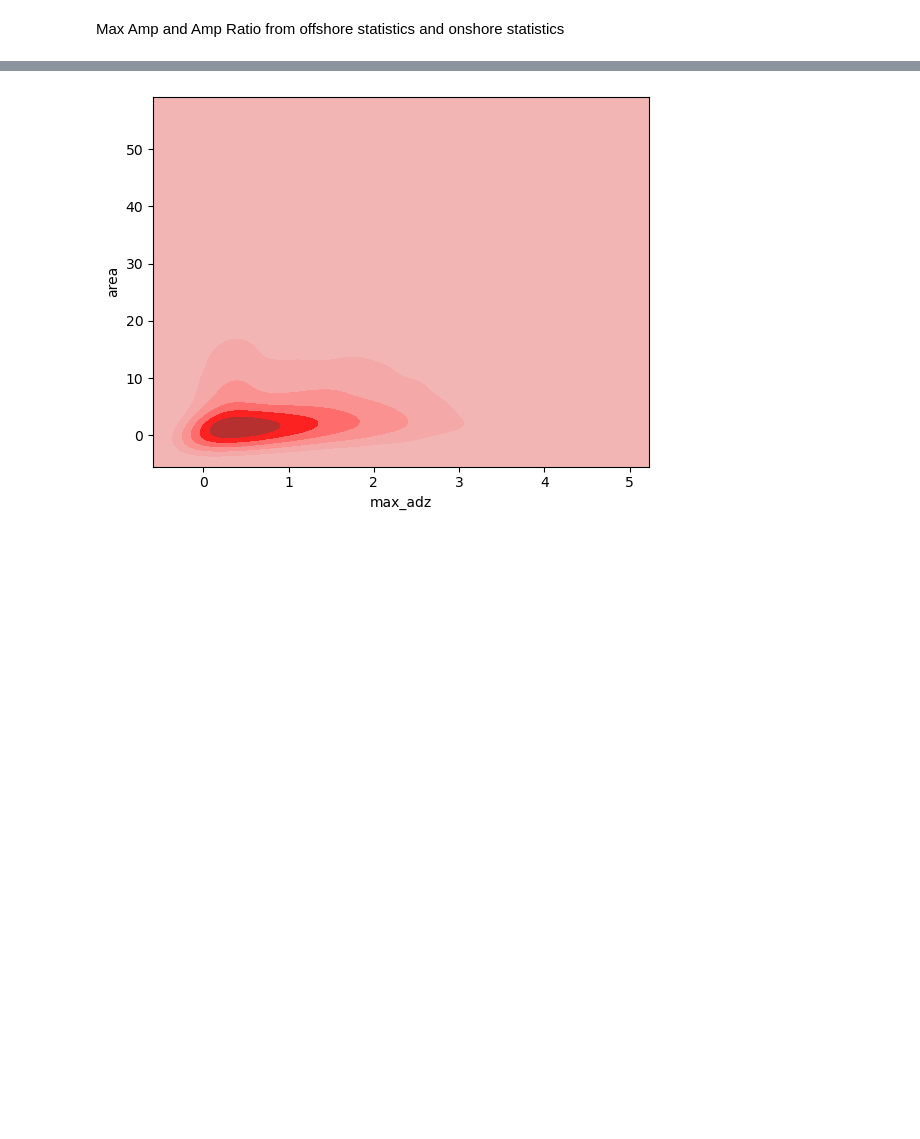
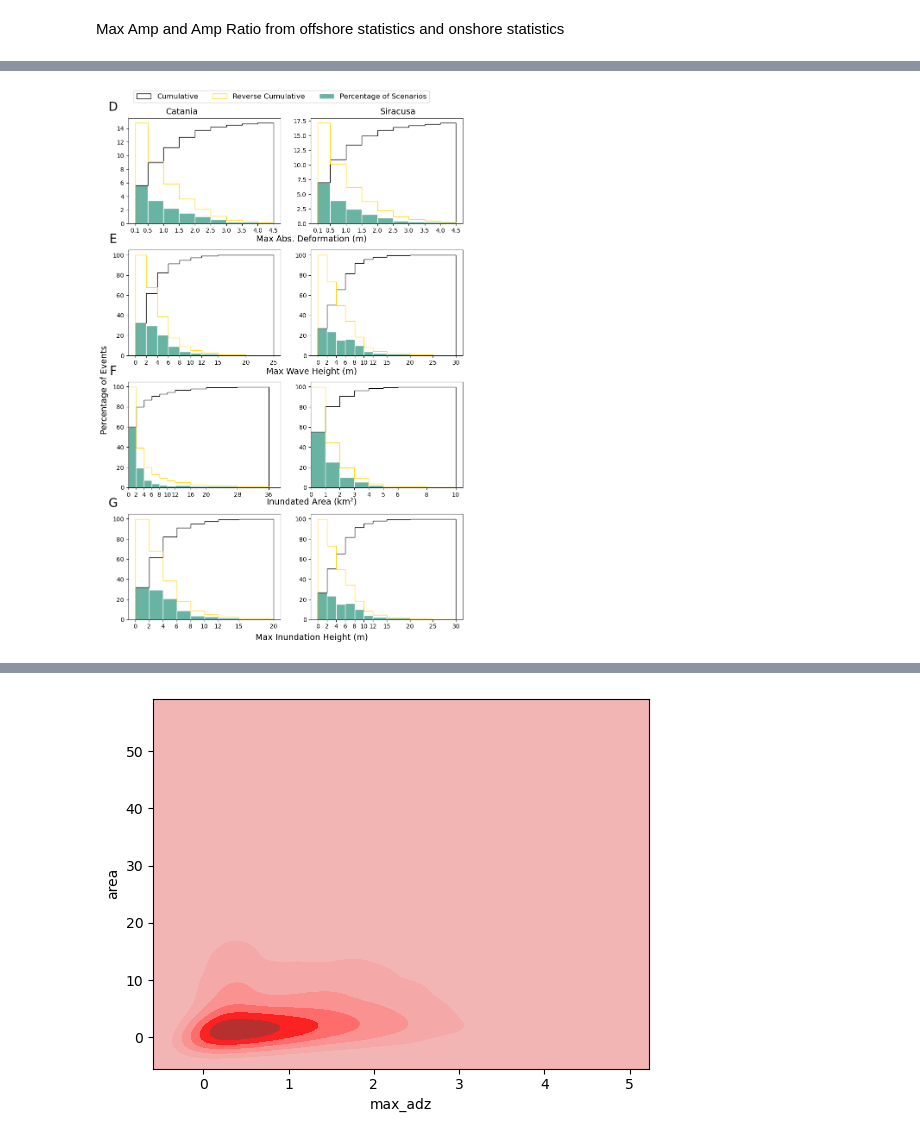
Before and after one commit to naveenragur/ML4SicilyTsunami, a Jupyter notebook: scripts/PaperIIPlots/plotFig_INGVdata.ipynb, the cells around one changed output, grey strips where cells are left out. Drawn from its saved outputs; the diff is of its cells as text; code cells hidden in the pictures; blank space fills up the shorter version.

```diff
--- a/scripts/PaperIIPlots/plotFig_INGVdata.ipynb
+++ b/scripts/PaperIIPlots/plotFig_INGVdata.ipynb
@@ -79,0 +126,89 @@ df2['amp_ratio'] = df2['max_ht']/df2['max_amp']
+# %%
+import numpy as np
+import matplotlib.pyplot as plt
+
+# Assuming df, df2, df_ht, df2_ht are defined elsewhere in your script
+
+def plot_hist(ax, data, bins):
+    ax.hist(data,
+            weights=100.0 * np.ones(len(data)) / len(data),
+            bins=bins, align='mid',
+            histtype='step', label='Cumulative',
+            cumulative=True,
+            color='k')
+    ax.hist(data,
+            weights=100.0 * np.ones(len(data)) / len(data),
+            bins=bins, align='mid',
+            histtype='step', label='Reverse Cumulative',
+            cumulative=-1,
+            color='gold')
+    ax.hist(data,
+            weights=100.0 * np.ones(len(data)) / len(data),
+            bins=bins, align='mid', facecolor='#69b3a2',
+            edgecolor='white',
+            label='Percentage of Scenarios',
+            cumulative=False)
+    ax.set_xticks(bins)
+    ax.set_ylabel('')
+
+fig, ax = plt.subplots(4, 2, figsize=(10, 14))
+ax = ax.flatten()
+row_titles = ['Max Abs. Deformation (m)', 'Max Wave Height (m)', 'Inundated Area (km²)', 'Max Inundation Height (m)']
+
+# Max Absolute Deformation
+bins_CT = np.concatenate((np.arange(0.1, 0.1, 0.1), np.arange(0.1, 0.5, 0.5), np.arange(0.5, 5, 0.5)))
+bins_SR = bins_CT
+
+plot_hist(ax[0], df['max_adz'], bins_CT)
+plot_hist(ax[1], df2['max_adz'], bins_SR)
+
+# Max Wave Height
+bins_CT = np.concatenate((np.arange(0.0, 12, 2), np.arange(12, 15, 3), np.arange(15, 30, 5)))
+bins_SR = np.concatenate((np.arange(0.0, 12, 2), np.arange(12, 15, 3), np.arange(15, 35, 5)))
+
+plot_hist(ax[2], df['max_ht'], bins_CT)
+plot_hist(ax[3], df2['max_ht'], bins_SR)
+
+# Inundated Area
+bins_CT = np.concatenate((np.arange(0.0, 12, 2), np.arange(12, 20, 4), np.arange(20, 42, 8)))
+bins_SR = np.concatenate((np.arange(0, 4, 1), np.arange(4, 6, 1), np.arange(6, 12, 2)))
+
+plot_hist(ax[4], df_ht['count'] * 0.0001, bins_CT)
+plot_hist(ax[5], df2_ht['count'] * 0.0001, bins_SR)
+
+ax[4].set_xlim(0, 39)
+ax[5].set_xlim(0, 10.5)
+
+# Max Inundation Height
+bins_CT = np.concatenate((np.arange(0.0, 12, 2), np.arange(12, 15, 3), np.arange(15, 25, 5)))
+bins_SR = np.concatenate((np.arange(0.0, 12, 2), np.arange(12, 15, 3), np.arange(15, 35, 5)))
+
+plot_hist(ax[6], df_ht['hmax'], bins_CT)
+plot_hist(ax[7], df2_ht['hmax'], bins_SR)
+
+# Common y-label
+fig.text(0.07, 0.5, 'Percentage of Events', ha='center', va='center', rotation='vertical', fontsize=14)
+
+# Common x-labels for each row
+fig.text(0.55, 0.75, row_titles[0], ha='center', va='center', fontsize=14)
+fig.text(0.55, 0.53, row_titles[1], ha='center', va='center', fontsize=14)
+fig.text(0.55, 0.315, row_titles[2], ha='center', va='center', fontsize=14)
+fig.text(0.55, 0.09, row_titles[3], ha='center', va='center', fontsize=14)
+
+#set labels
+ax[0].text(-0.1,1.1,'D',horizontalalignment='center',verticalalignment='center',transform=ax[0].transAxes,fontsize=20)
+ax[2].text(-0.1,1.1,'E',horizontalalignment='center',verticalalignment='center',transform=ax[2].transAxes,fontsize=20)
+ax[4].text(-0.1,1.1,'F',horizontalalignment='center',verticalalignment='center',transform=ax[4].transAxes,fontsize=20)
+ax[6].text(-0.1,1.1,'G',horizontalalignment='center',verticalalignment='center',transform=ax[6].transAxes,fontsize=20)
+
+# Add label of sites on the top of each column
+fig.text(0.25, .96, 'Catania', ha='center', va='center', fontsize=14)
+fig.text(0.75, .96, 'Siracusa', ha='center', va='center', fontsize=14)
+
+# # Collect all handles and labels for legend
+handles, labels = ax[0].get_legend_handles_labels()
+fig.legend(handles, labels, loc='upper center', fontsize=12, ncol=3)
+plt.subplots_adjust(top=0.95, bottom=0.12, hspace=0.25, wspace=0.2)
+plt.savefig('./plots/combined_hist.png', dpi=600, bbox_inches='tight')
+# %% [output]
+[figure, added]
```
Also changed, not shown: parts of 13 cells of this notebook, 20 other files.
